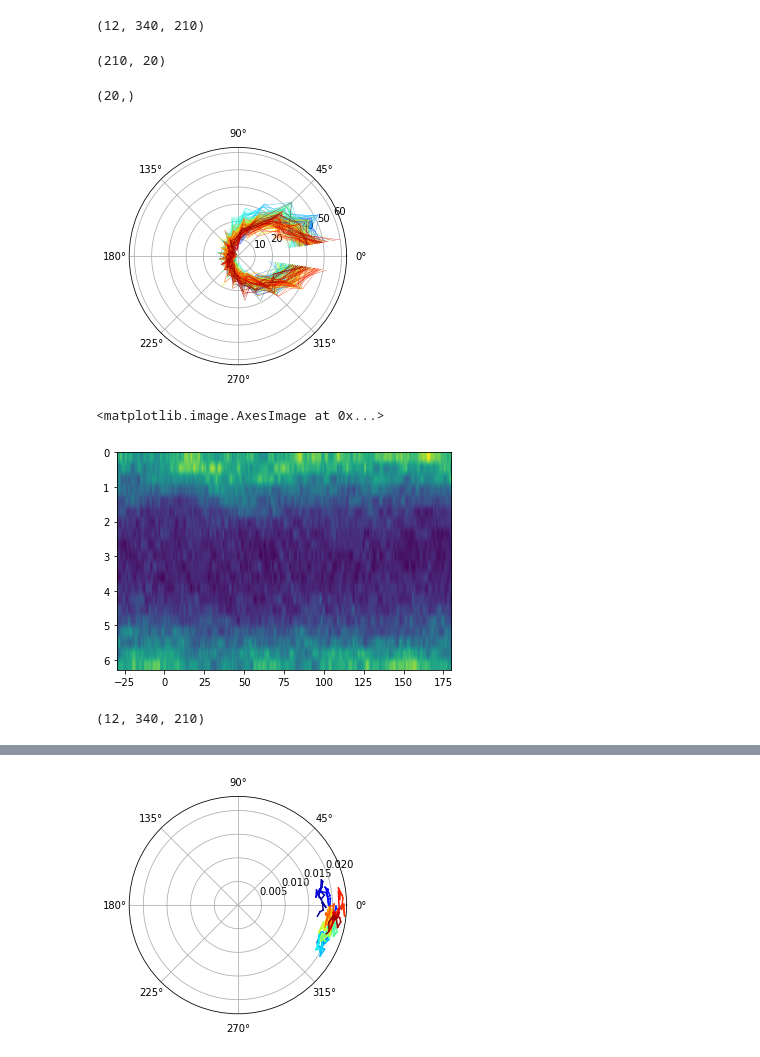
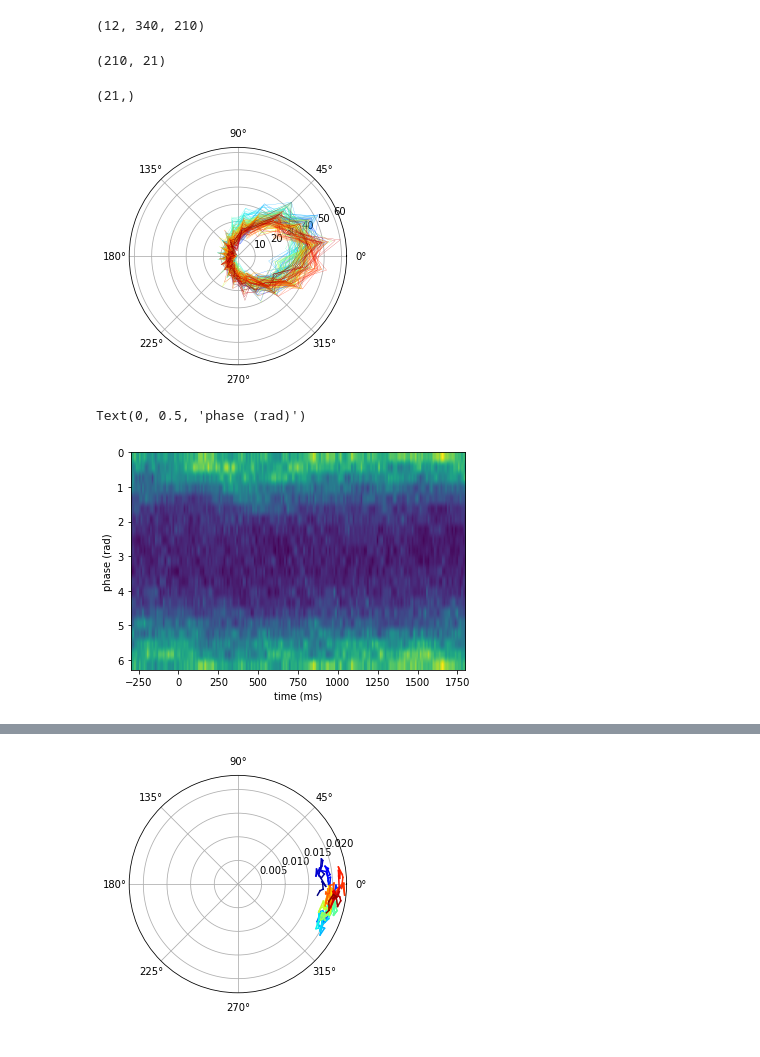
Before and after one commit to kayteeflick/nma_cn_flow_state, a Jupyter notebook: phase_relationships.ipynb, the cells around one changed output, grey strips where cells are left out. Drawn from its saved outputs; the diff is of its cells as text; code cells hidden in the pictures.

```diff
--- a/phase_relationships.ipynb
+++ b/phase_relationships.ipynb
@@ -189,6 +174,8 @@ plt.plot(np.mean(test,axis=0))
 import scipy.signal as ss
 # %%
 hilb_data = ss.hilbert(filt_data)
-# %%
-hilb_data = hilb_data[:,:,270:480]
+# %%
+time_idx = [20,230]
+# %%
+hilb_data = hilb_data[:,:,250+time_idx[0]:500-(250-time_idx[1])]
 # %%
@@ -227,35 +220,35 @@ hilb_data.shape
 all_hists = []
 for i in range(hilb_data.shape[2]):
   temp, phase_lims = np.histogram((np.angle(hilb_data[ind[0],:,i]) - np.angle(hilb_data[ind[1],:,i]) + 2*np.pi) % 2*np.pi, range=(0,2*np.pi), bins=20)
-  all_hists.append(temp)
+  temp2 = np.insert(temp, len(temp), temp[0])
+  all_hists.append(temp2)
 all_hists = np.array(all_hists)
 all_hists.shape
 # %% [output]
-(210, 20)
+(210, 21)
 # %%
 phase_bins = (phase_lims[1:] + phase_lims[:-1]) / 2
+phase_bins = np.insert(phase_bins, len(phase_bins), phase_bins[0])
 phase_bins.shape
 # %% [output]
-(20,)
+(21,)
 # %%
 c = np.arange(all_hists.shape[0])
 c = cm.jet((c-np.min(c))/(np.max(c)-np.min(c)))
 for i in range(all_hists.shape[0])[30:]:
-  plt.polar(phase_bins, all_hists[i], color=c[i], linewidth=0.3)
+  plt.polar(phase_bins, all_hists[i], color=c[i], linewidth=0.2)
 # %% [output]
-[figure, old version]
+[figure, new version]
 # %%
-plt.imshow(all_hists.T, aspect='auto', extent=[-30,180,2*np.pi, 0])
+plt.imshow(all_hists.T, aspect='auto', extent=[10*(-50+time_idx[0]), 10*(200-(250-time_idx[1])),2*np.pi, 0])
+plt.xlabel('time (ms)')
+plt.ylabel('phase (rad)')
 # %% [output]
-<matplotlib.image.AxesImage at 0x...>
+Text(0, 0.5, 'phase (rad)')
-[figure, old version]
+[figure, new version]
 # %%
 def plot_colourline(x,y,c):
     c = cm.jet((c-np.min(c))/(np.max(c)-np.min(c)))
     for i in np.arange(len(x)-1):
         plt.polar([x[i],x[i+1]], [y[i],y[i+1]], c=c[i])
     return
-# %%
-hilb_data.shape
-# %% [output]
-(12, 340, 210)
```
Also changed, not shown: parts of 14 cells of this notebook.
